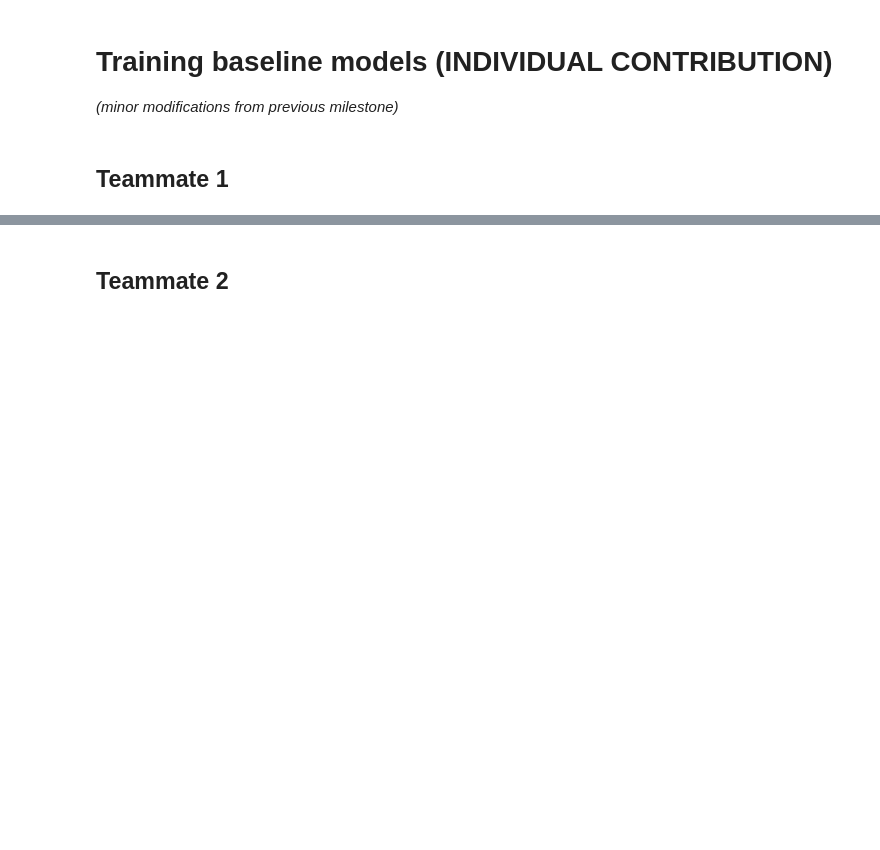
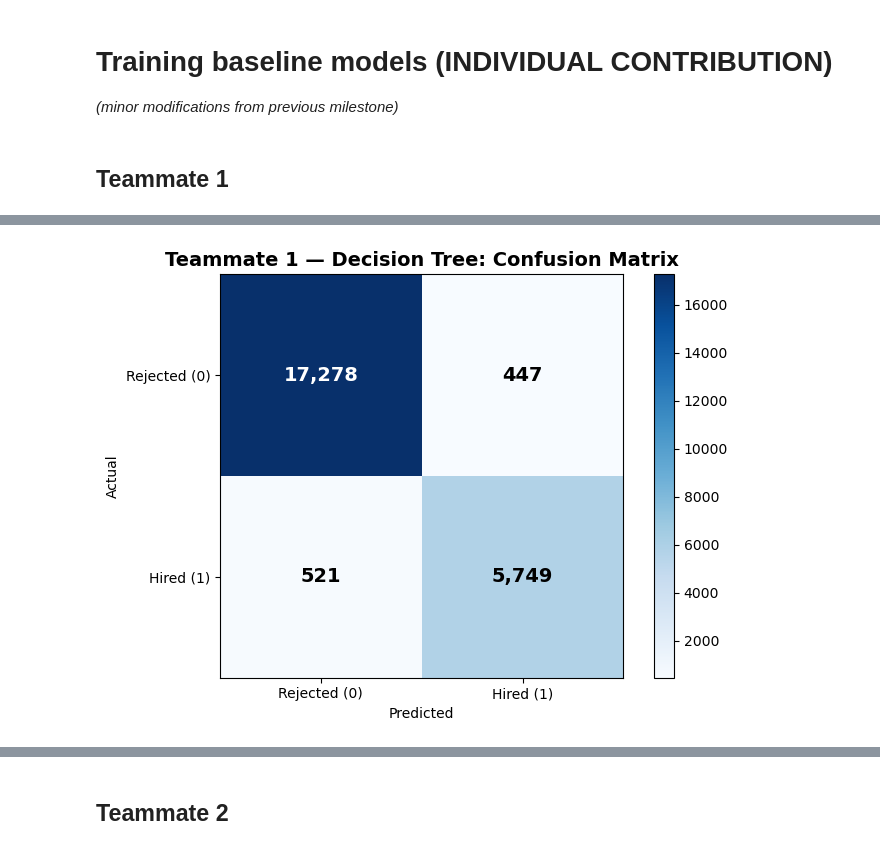
Before and after one commit to XiyuanWu/AI_Hiring_Bias_Analysis, a Jupyter notebook: Post-processing/CS108_212_Bias_Mitigation_Byron.ipynb, the cells around one changed output, grey strips where cells are left out. Cells and saved outputs as stored; diff of their text form; code cells hidden in the pictures; blank space fills up the shorter version.

```diff
--- a/Post-processing/CS108_212_Bias_Mitigation_Byron.ipynb
+++ b/Post-processing/CS108_212_Bias_Mitigation_Byron.ipynb
@@ -183,0 +254,89 @@ InvalidParameterError: The 'y_pred' parameter of accuracy_score must be an array
+# %%
+# Decision Tree Baseline
+from sklearn.tree import DecisionTreeClassifier
+
+dt_model = DecisionTreeClassifier(random_state=1)
+dt_model.fit(X_train, y_train)
+
+y_pred = dt_model.predict(X_test)
+
+
+results = evaluate_model(y_test, y_pred, group_labels_test)
+
+
+results['teammate']            = 'Teammate 1'
+results['experiment_type']     = 'baseline'
+results['predictor_model']     = 'Decision Tree'
+results['mitigation_strategy'] = 'none'
+all_baseline_results.append(results)
+
+pprint(results)
+
+
+conf_matrix = confusion_matrix(y_test, y_pred)
+
+plt.figure(figsize=(7, 5))
+plt.imshow(conf_matrix, cmap="Blues")
+plt.colorbar()
+plt.title("Teammate 1 — Decision Tree: Confusion Matrix", fontsize=14, fontweight="bold")
+plt.xlabel("Predicted"); plt.ylabel("Actual")
+plt.xticks([0, 1], ["Rejected (0)", "Hired (1)"])
+plt.yticks([0, 1], ["Rejected (0)", "Hired (1)"])
+for i in range(2):
+    for j in range(2):
+        color = "white" if conf_matrix[i, j] > conf_matrix.max()/2 else "black"
+        plt.text(j, i, f"{conf_matrix[i, j]:,}", ha="center", va="center",
+                 color=color, fontsize=14, fontweight="bold")
+plt.tight_layout(); plt.show()
+
+
+gender_labels_map = {0: "Female", 1: "Male", 2: "Other"}
+fig, axes = plt.subplots(1, 3, figsize=(14, 4))
+all_cms = [confusion_matrix(y_test[X_test["Gender"] == g],
+                             y_pred[X_test["Gender"] == g])
+           for g in gender_labels_map]
+vmax = max(cm.max() for cm in all_cms)
+
+for idx, (g_code, g_name) in enumerate(gender_labels_map.items()):
+    mask = X_test["Gender"] == g_code
+    cm_g = confusion_matrix(y_test[mask], y_pred[mask])
+    acc_g = (cm_g[0,0] + cm_g[1,1]) / cm_g.sum()
+    im = axes[idx].imshow(cm_g, cmap="Blues", vmin=0, vmax=vmax)
+    axes[idx].set_title(f"Decision Tree — {g_name}\nAccuracy: {acc_g:.2%} (n={mask.sum():,})",
+                        fontsize=11, fontweight="bold")
+    axes[idx].set_xlabel("Predicted"); axes[idx].set_ylabel("Actual" if idx == 0 else "")
+    axes[idx].set_xticks([0,1]); axes[idx].set_xticklabels(["Rejected","Hired"])
+    axes[idx].set_yticks([0,1]); axes[idx].set_yticklabels(["Rejected","Hired"])
+    for i in range(2):
+        for j in range(2):
+            color = "white" if cm_g[i,j] > vmax/2 else "black"
+            axes[idx].text(j, i, f"{cm_g[i,j]:,}", ha="center", va="center",
+                          color=color, fontsize=12, fontweight="bold")
+plt.suptitle("Teammate 1 — Decision Tree: Per-Gender Confusion Matrices",
+             fontsize=13, fontweight="bold")
+plt.tight_layout(); plt.show()
+
+
+from sklearn.metrics import confusion_matrix as _cm
+
+fairness_rows = []
+for g_code, g_name in gender_labels_map.items():
+    mask = X_test["Gender"] == g_code
+    tn, fp, fn, tp = _cm(y_test[mask], y_pred[mask]).ravel()
+    fairness_rows.append({
+        "Gender":            g_name,
+        "TPR (Recall)":      tp/(tp+fn) if (tp+fn) > 0 else 0,
+        "FPR":               fp/(fp+tn) if (fp+tn) > 0 else 0,
+        "FNR":               fn/(fn+tp) if (fn+tp) > 0 else 0,
+        "TNR (Specificity)": tn/(tn+fp) if (tn+fp) > 0 else 0,
+        "PPV (Precision)":   tp/(tp+fp) if (tp+fp) > 0 else 0,
+        "Accuracy":          (tp+tn)/(tp+tn+fp+fn),
+        "Selection Rate":    (tp+fp)/(tp+tn+fp+fn),
+    })
+
+fairness_df = pd.DataFrame(fairness_rows).set_index("Gender").round(4)
+print("=" * 60)
+print("FAIRNESS METRICS BY GENDER — Decision Tree")
+print("=" * 60)
+print(fairness_df.to_string())
+# %% [output]
@@ -183,0 +351 @@ InvalidParameterError: The 'y_pred' parameter of accuracy_score must be an array
+[figure, added]
```
Also changed, not shown: parts of 14 cells of this notebook.
